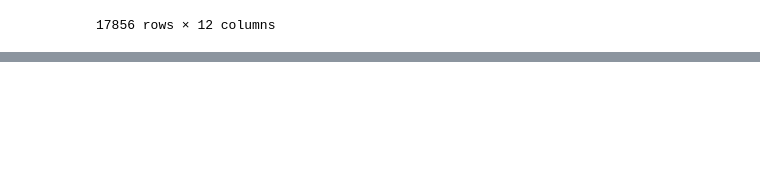
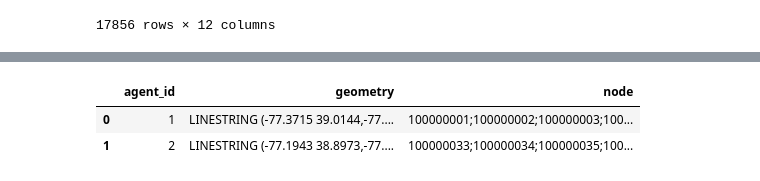
Before and after one commit to chrisyangsong/TMC2GMNS, a Jupyter notebook: tmc2gmns_example.ipynb, the cells around one changed output, grey strips where cells are left out. Saved outputs shown, nothing was run; the diff lists cells and outputs as text; code cells hidden in the pictures; blank space fills up the shorter version.

```diff
--- a/tmc2gmns_example.ipynb
+++ b/tmc2gmns_example.ipynb
@@ -458,0 +512,48 @@ link_performance_csv
+# %%
+input_agent_csv = pd.DataFrame()
+input_agent_csv['agent_id'] = None
+input_agent_csv['geometry'] = None
+input_agent_csv['node'] = None
+
+agent_id = 1
+geometry_list = "LINESTRING ("
+node_sequence_list = ''
+
+for i in range(0,len(tmc)-1):
+    if tmc.loc[i+1,'road_order'] > tmc.loc[i,'road_order']:
+        geometry_list = geometry_list + tmc.loc[i,'start_longitude'].astype(str)+ " " + tmc.loc[i,'start_latitude'].astype(str) +','
+        node_sequence_list = node_sequence_list + node_csv[(node_csv['x_coord'] ==  tmc.loc[i,'start_longitude'])&(node_csv['y_coord'] ==  tmc.loc[i,'start_latitude'])].index[0].astype(str) + ';'
+
+    else:
+        geometry_list = geometry_list + tmc.loc[i,'start_longitude'].astype(str)+ " " + tmc.loc[i,'start_latitude'].astype(str) +','
+        node_sequence_list = node_sequence_list + node_csv[(node_csv['x_coord'] ==  tmc.loc[i,'start_longitude'])&(node_csv['y_coord'] ==  tmc.loc[i,'start_latitude'])].index[0].astype(str) + ';'
+
+
+        geometry_list = geometry_list + tmc.loc[i,'end_longitude'].astype(str)+ " " + tmc.loc[i,'end_latitude'].astype(str) +',)'
+        node_sequence_list = node_sequence_list + node_csv[(node_csv['x_coord'] ==  tmc.loc[i,'end_longitude'])&(node_csv['y_coord'] ==  tmc.loc[i,'end_latitude'])].index[0].astype(str) + ';'
+        input_agent_csv = input_agent_csv.append({'agent_id': agent_id,\
+                            'geometry': geometry_list,\
+                                'node': node_sequence_list}, ignore_index=True)
+        agent_id += 1
+        geometry_list = "LINESTRING ("
+        node_sequence_list = ''
+
+
+
+geometry_list = geometry_list + tmc.loc[i+1,'start_longitude'].astype(str)+ " " + tmc.loc[i+1,'start_latitude'].astype(str) +','
+node_sequence_list = node_sequence_list + node_csv[(node_csv['x_coord'] ==  tmc.loc[i+1,'start_longitude'])&(node_csv['y_coord'] ==  tmc.loc[i+1,'start_latitude'])].index[0].astype(str) + ';'
+
+
+geometry_list = geometry_list + tmc.loc[i+1,'end_longitude'].astype(str)+ " " + tmc.loc[i+1,'end_latitude'].astype(str) +',)'
+node_sequence_list = node_sequence_list + node_csv[(node_csv['x_coord'] ==  tmc.loc[i+1,'end_longitude'])&(node_csv['y_coord'] ==  tmc.loc[i+1,'end_latitude'])].index[0].astype(str) + ';'
+
+input_agent_csv = input_agent_csv.append({'agent_id': agent_id,\
+                            'geometry': geometry_list,\
+                                'node': node_sequence_list}, ignore_index=True)
+input_agent_csv.to_csv(tmc_path + os.sep +'/input_agent_csv.csv')
+# %%
+input_agent_csv
+# %% [output]
+|  | agent_id | geometry | node |
+| 0 | 1 | LINESTRING (-77.3715 39.0144,-77.... | 100000001;100000002;100000003;100... |
+| 1 | 2 | LINESTRING (-77.1943 38.8973,-77.... | 100000033;100000034;100000035;100... |
```
Also changed, not shown: parts of 5 cells of this notebook, 3 other files.
